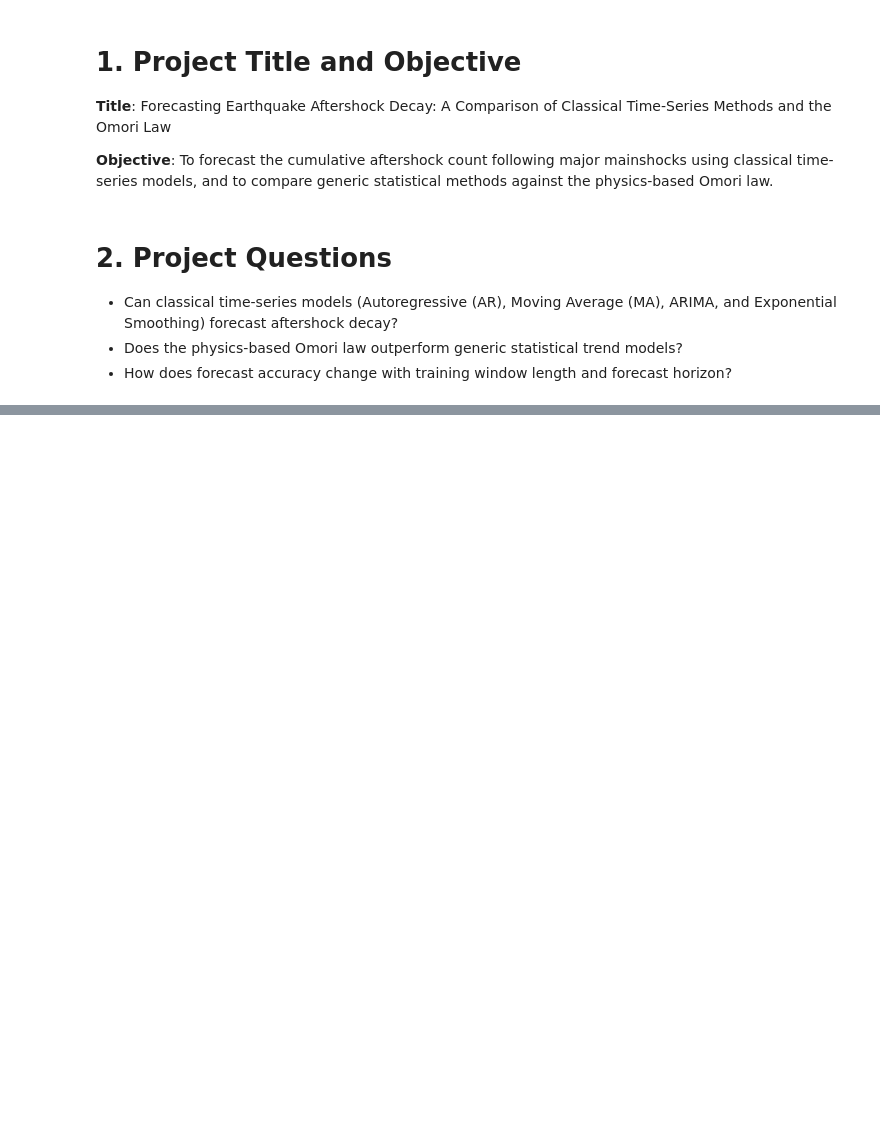
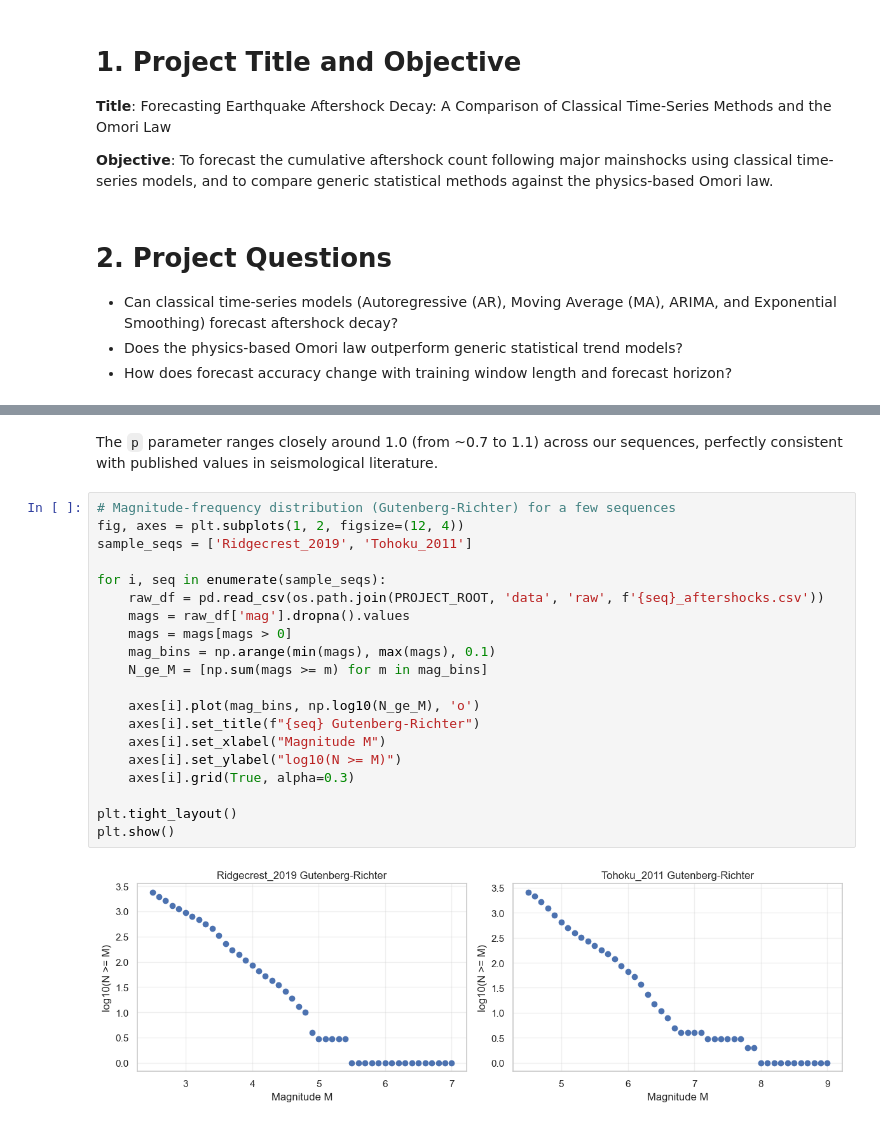
Before and after one commit to cronenberg64/aftershock-decay-forecasting, a Jupyter notebook: notebooks/capstone_main.ipynb, the cells around one changed output, grey strips where cells are left out. Cells and saved outputs as stored; diff of their text form; blank space fills up the shorter version.

```diff
--- a/notebooks/capstone_main.ipynb
+++ b/notebooks/capstone_main.ipynb
@@ -239,0 +205,24 @@ This notebook serves as the final executed report covering the entire end-to-end
+# %% [markdown]
+The `p` parameter ranges closely around 1.0 (from ~0.7 to 1.1) across our sequences, perfectly consistent with published values in seismological literature.
+# %%
+# Magnitude-frequency distribution (Gutenberg-Richter) for a few sequences
+fig, axes = plt.subplots(1, 2, figsize=(12, 4))
+sample_seqs = ['Ridgecrest_2019', 'Tohoku_2011']
+
+for i, seq in enumerate(sample_seqs):
+    raw_df = pd.read_csv(os.path.join(PROJECT_ROOT, 'data', 'raw', f'{seq}_aftershocks.csv'))
+    mags = raw_df['mag'].dropna().values
+    mags = mags[mags > 0]
+    mag_bins = np.arange(min(mags), max(mags), 0.1)
+    N_ge_M = [np.sum(mags >= m) for m in mag_bins]
+
+    axes[i].plot(mag_bins, np.log10(N_ge_M), 'o')
+    axes[i].set_title(f"{seq} Gutenberg-Richter")
+    axes[i].set_xlabel("Magnitude M")
+    axes[i].set_ylabel("log10(N >= M)")
+    axes[i].grid(True, alpha=0.3)
+
+plt.tight_layout()
+plt.show()
+# %% [output]
+[figure, added]
```
Also changed, not shown: parts of 72 cells of this notebook, 4 other files.
